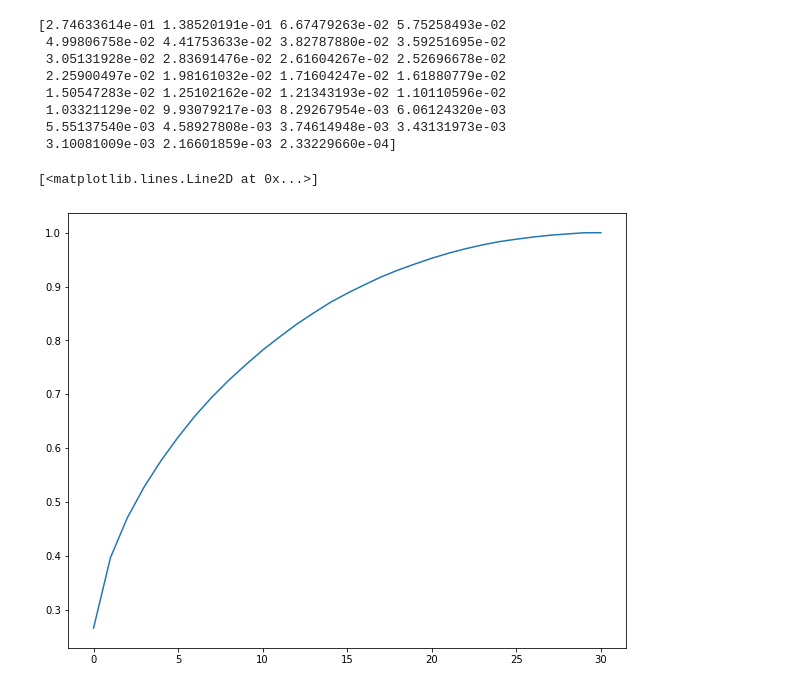
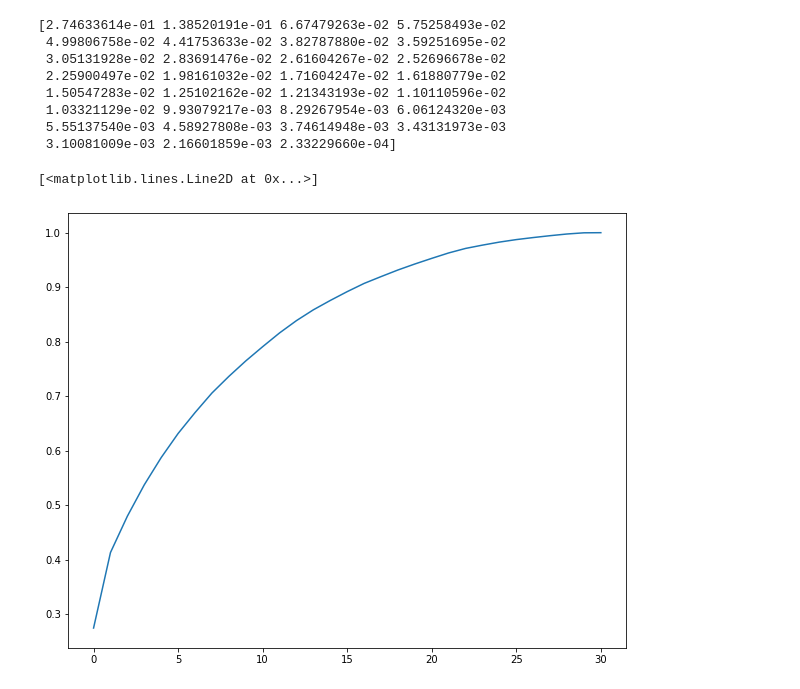
Before and after one commit to mads-capstone-fall-2022/MADS_CAPSTONE_LEARNING_OPPORTUNITY, a Jupyter notebook: COI Kmeans clustering.ipynb, the cells around one changed output. Cells and saved outputs as stored; diff of their text form; code cells hidden in the pictures.

```diff
--- a/COI Kmeans clustering.ipynb
+++ b/COI Kmeans clustering.ipynb
@@ -21,8 +21,8 @@ random_state = 42
 # %%
 #load the weighted average COI data
 
-coi_district_grouped_data_df = pd.read_csv('coi_district_grouped.csv')
-coi_district_grouped_data_df
+coi_district_grouped_data_df = pd.read_csv('data_raw/coi_district_grouped.csv')
+coi_district_grouped_data_df.head(5)
 # %% [output]
 |  | Unnamed: 0 | LEAID | NAME_LEA15 | year | pop_total | pop_child | ED_APENR | ED_ATTAIN | ED_COLLEGE | ... |
 | 0 | 0 | 100001 | Fort Rucker School District | 2010 | 16612 | 5237 | 0.002910 | 22.619878 | 29.664835 | ... |
@@ -131,8 +105,8 @@ print(pca_2015.explained_variance_ratio_)
 # %%
 #plot the explained variance against the number of components and pick components that explain atleast 80% of the variance
 plt.figure(figsize = (10, 8))
-plt.plot(pca_2010.explained_variance_ratio_.cumsum() )#, marker = 'o', linestyle = '--')
+plt.plot(pca_2015.explained_variance_ratio_.cumsum() )#, marker = 'o', linestyle = '--')
 # %% [output]
 [<matplotlib.lines.Line2D at 0x...>]
-[figure, old version]
+[figure, new version]
 # %%
```
Also changed, not shown: parts of 13 cells of this notebook, 1 other file.
